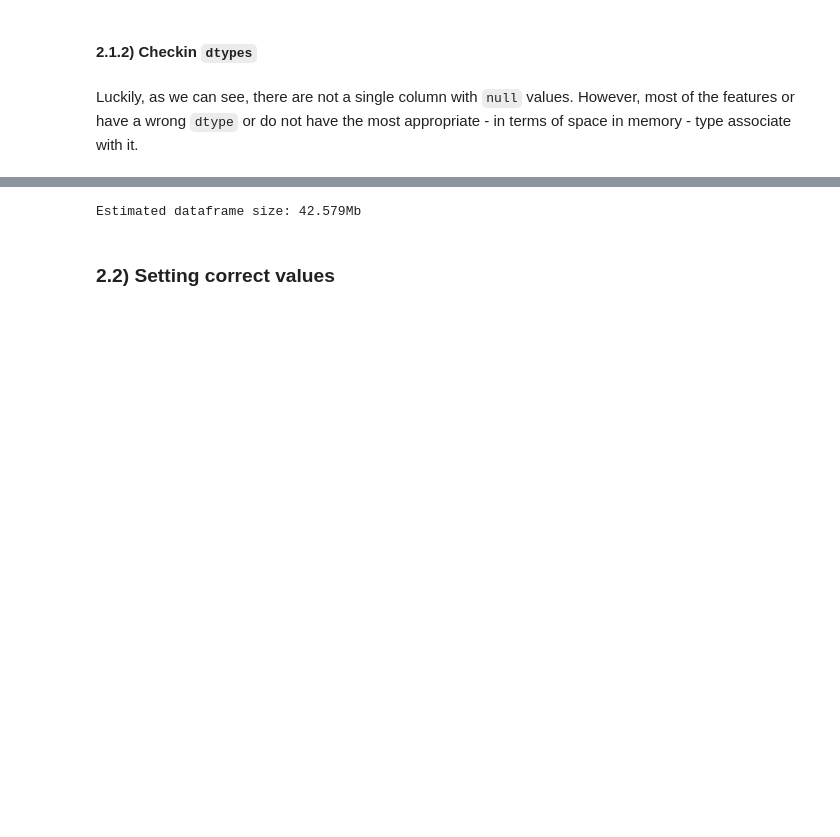
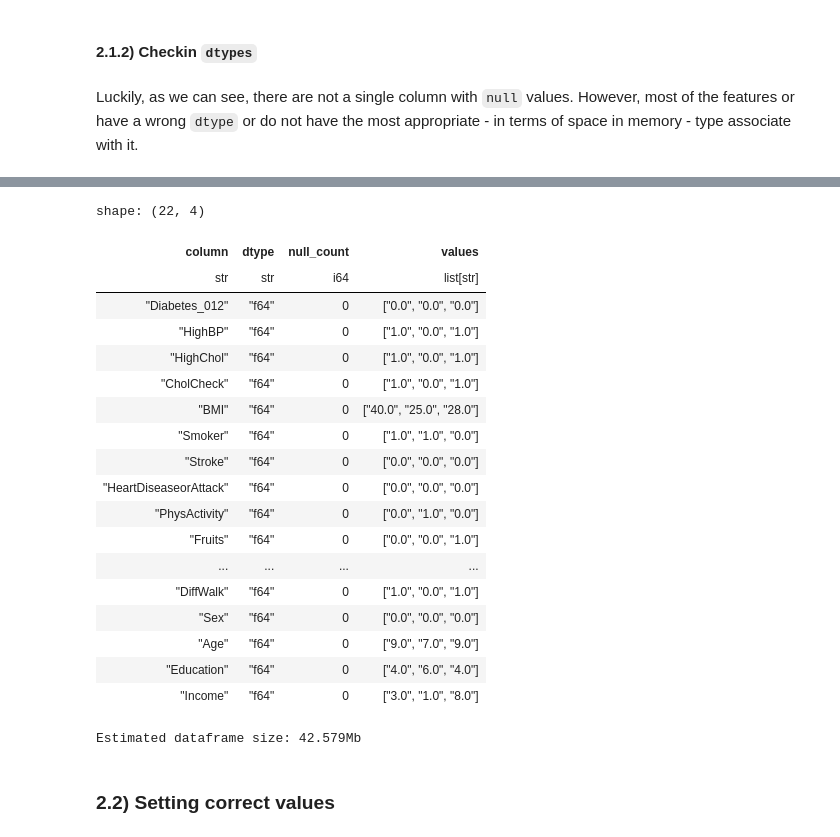
Before and after one commit to TulioInoue/diabetes_study, a Jupyter notebook: cleanning_data.ipynb, the cells around one changed output, grey strips where cells are left out. Cells and saved outputs as stored; diff of their text form; code cells hidden in the pictures; blank space fills up the shorter version.

```diff
--- a/cleanning_data.ipynb
+++ b/cleanning_data.ipynb
@@ -255,3 +228,38 @@ shape: (9, 23)
+# %%
+with pl.Config(tbl_rows = 25):
+    display(
+        dataset.glimpse(
+            max_items_per_column = 3,
+            return_type = "frame"
+        ).with_columns(
+            pl.Series(values=[
+                dataset[column].null_count()
+                for column in dataset.columns
+            ]).alias("null_count")
+        ).select(
+            ["column", "dtype", "null_count", "values"]
+        )
+    )
+# %% [output]
+shape: (22, 4)
+| column | dtype | null_count | values |
+| str | str | i64 | list[str] |
+| "Diabetes_012" | "f64" | 0 | ["0.0", "0.0", "0.0"] |
+| "HighBP" | "f64" | 0 | ["1.0", "0.0", "1.0"] |
+| "HighChol" | "f64" | 0 | ["1.0", "0.0", "1.0"] |
+| "CholCheck" | "f64" | 0 | ["1.0", "0.0", "1.0"] |
+| "BMI" | "f64" | 0 | ["40.0", "25.0", "28.0"] |
+| "Smoker" | "f64" | 0 | ["1.0", "1.0", "0.0"] |
+| "Stroke" | "f64" | 0 | ["0.0", "0.0", "0.0"] |
+| "HeartDiseaseorAttack" | "f64" | 0 | ["0.0", "0.0", "0.0"] |
+| "PhysActivity" | "f64" | 0 | ["0.0", "1.0", "0.0"] |
+| "Fruits" | "f64" | 0 | ["0.0", "0.0", "1.0"] |
+| ... | ... | ... | ... |
+| "DiffWalk" | "f64" | 0 | ["1.0", "0.0", "1.0"] |
+| "Sex" | "f64" | 0 | ["0.0", "0.0", "0.0"] |
+| "Age" | "f64" | 0 | ["9.0", "7.0", "9.0"] |
+| "Education" | "f64" | 0 | ["4.0", "6.0", "4.0"] |
+| "Income" | "f64" | 0 | ["3.0", "1.0", "8.0"] |
 # %%
 # Getting a estimated size of the dataset in Megabytes (mb):
 print(
```
Also changed, not shown: parts of 20 cells of this notebook, 2 other files.
